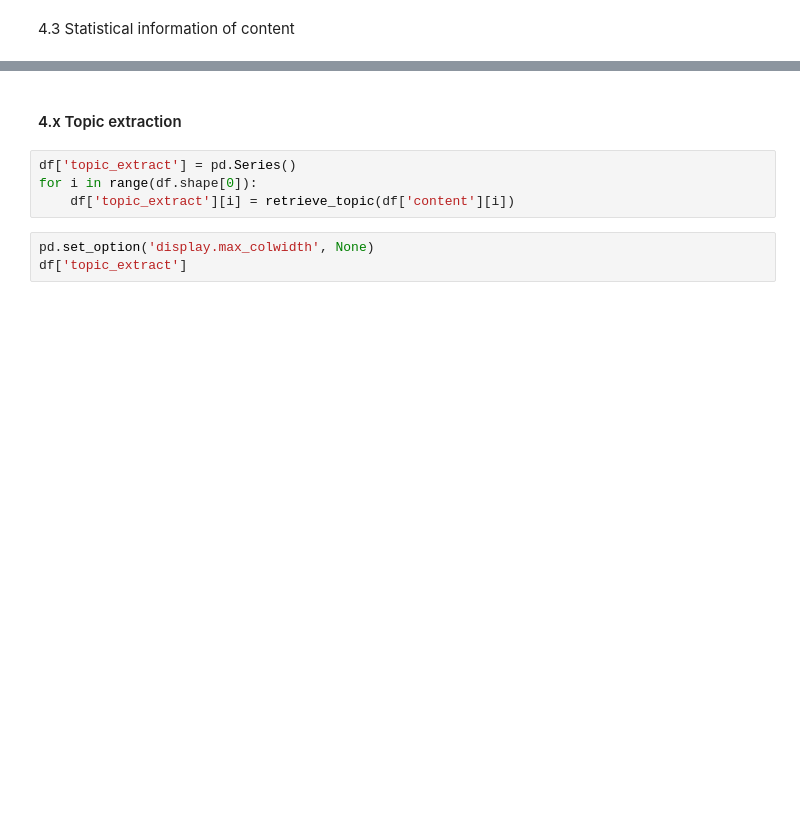
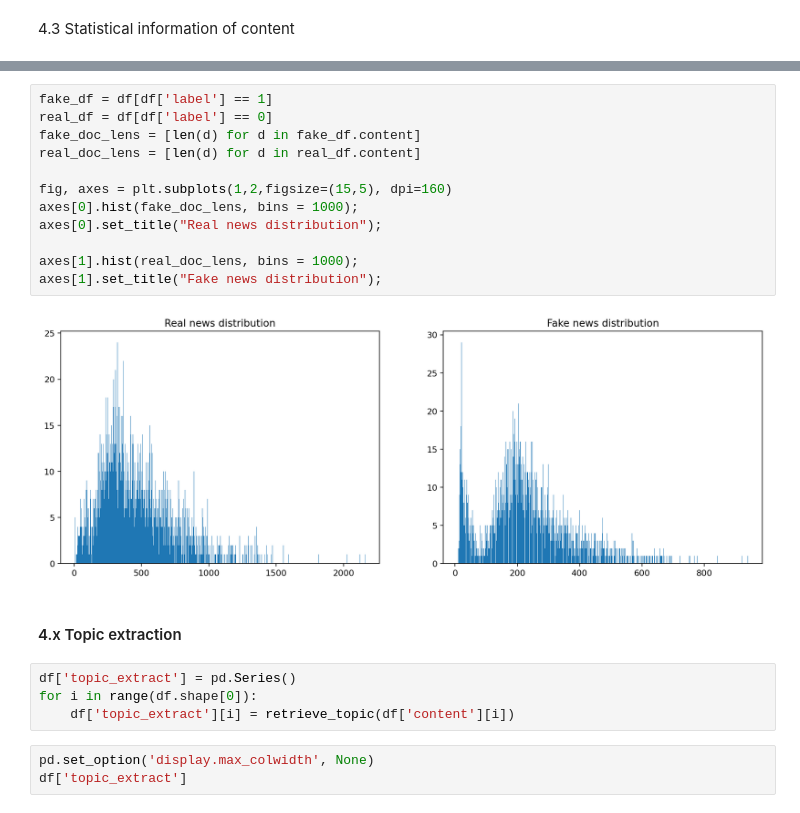
Before and after one commit to DreamyWanderer/Final_Lab, a Jupyter notebook: Source/Visualize/EDA.ipynb, the cells around one changed output, grey strips where cells are left out. Cells and saved outputs as stored; diff of their text form; blank space fills up the shorter version.

```diff
--- a/Source/Visualize/EDA.ipynb
+++ b/Source/Visualize/EDA.ipynb
@@ -55,3 +75,17 @@ visualize_frequency_words(real_news_df, "Frequency words in Real news")
+# %%
+fake_df = df[df['label'] == 1]
+real_df = df[df['label'] == 0]
+fake_doc_lens = [len(d) for d in fake_df.content]
+real_doc_lens = [len(d) for d in real_df.content]
+
+fig, axes = plt.subplots(1,2,figsize=(15,5), dpi=160)
+axes[0].hist(fake_doc_lens, bins = 1000);
+axes[0].set_title("Real news distribution");
+
+axes[1].hist(real_doc_lens, bins = 1000);
+axes[1].set_title("Fake news distribution");
+# %% [output]
+[figure, added]
 # %% [markdown]
 #### 4.x Topic extraction
 # %%
```
Also changed, not shown: parts of 18 cells of this notebook, 3 other files.
